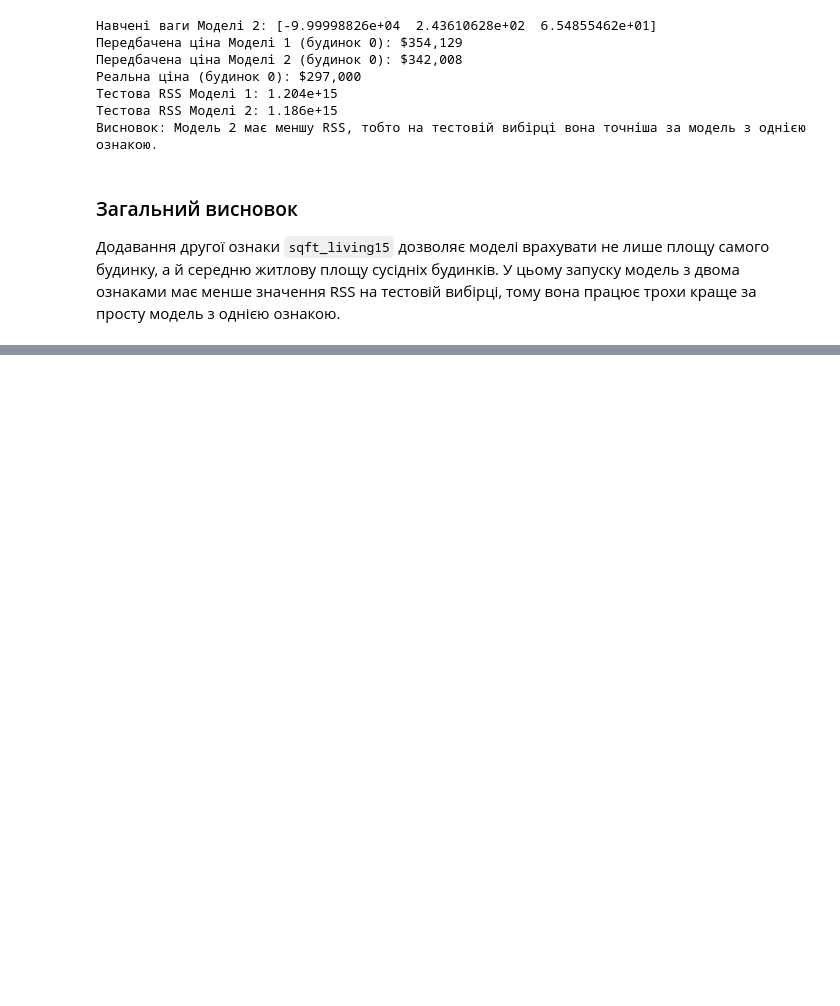
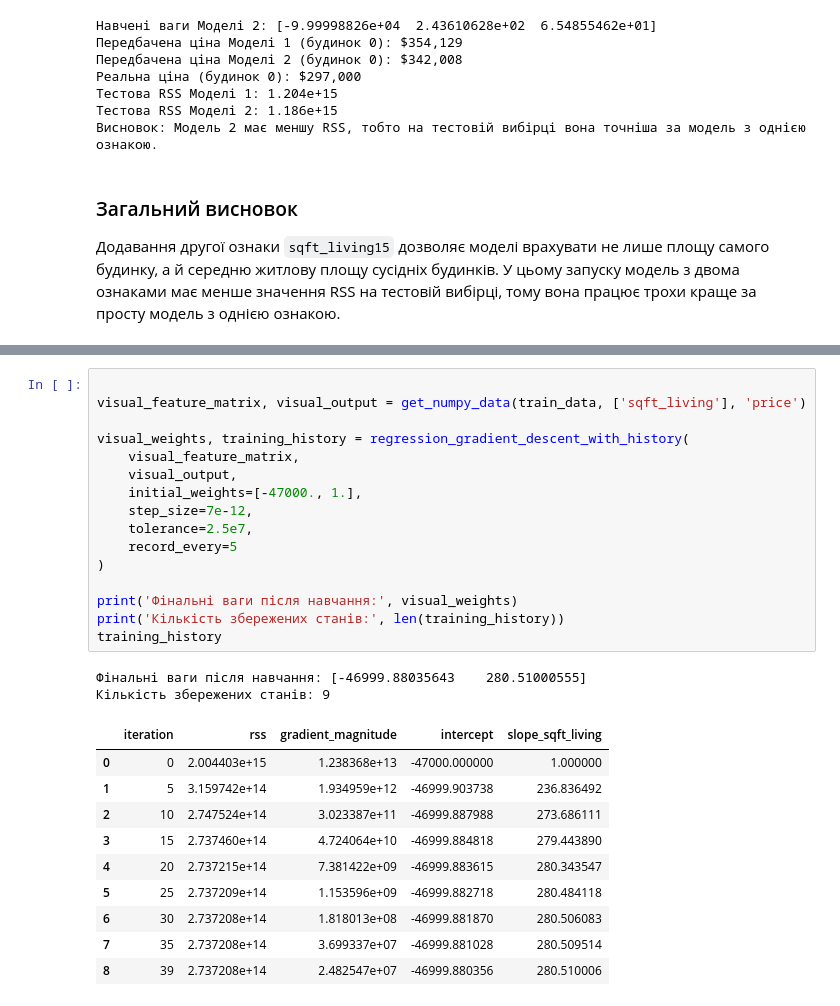
Before and after one commit to sonnka/Labs, a Jupyter notebook: Lab 3/Lab3_Gradient_Descent_Multiple_Regression_completed.ipynb, the cells around one changed output, grey strips where cells are left out. Drawn from its saved outputs; the diff is of its cells as text; blank space fills up the shorter version.

```diff
--- a/Lab 3/Lab3_Gradient_Descent_Multiple_Regression_completed.ipynb
+++ b/Lab 3/Lab3_Gradient_Descent_Multiple_Regression_completed.ipynb
@@ -283,0 +361,29 @@ else:
+# %%
+
+visual_feature_matrix, visual_output = get_numpy_data(train_data, ['sqft_living'], 'price')
+
+visual_weights, training_history = regression_gradient_descent_with_history(
+    visual_feature_matrix,
+    visual_output,
+    initial_weights=[-47000., 1.],
+    step_size=7e-12,
+    tolerance=2.5e7,
+    record_every=5
+)
+
+print('Фінальні ваги після навчання:', visual_weights)
+print('Кількість збережених станів:', len(training_history))
+training_history
+# %% [output]
+Фінальні ваги після навчання: [-46999.88035643    280.51000555]
+Кількість збережених станів: 9
+|  | iteration | rss | gradient_magnitude | intercept | slope_sqft_living |
+| 0 | 0 | 2.004403e+15 | 1.238368e+13 | -47000.000000 | 1.000000 |
+| 1 | 5 | 3.159742e+14 | 1.934959e+12 | -46999.903738 | 236.836492 |
+| 2 | 10 | 2.747524e+14 | 3.023387e+11 | -46999.887988 | 273.686111 |
+| 3 | 15 | 2.737460e+14 | 4.724064e+10 | -46999.884818 | 279.443890 |
+| 4 | 20 | 2.737215e+14 | 7.381422e+09 | -46999.883615 | 280.343547 |
+| 5 | 25 | 2.737209e+14 | 1.153596e+09 | -46999.882718 | 280.484118 |
+| 6 | 30 | 2.737208e+14 | 1.818013e+08 | -46999.881870 | 280.506083 |
+| 7 | 35 | 2.737208e+14 | 3.699337e+07 | -46999.881028 | 280.509514 |
+| 8 | 39 | 2.737208e+14 | 2.482547e+07 | -46999.880356 | 280.510006 |
```
Also changed, not shown: parts of 8 cells of this notebook, 2 other files.
